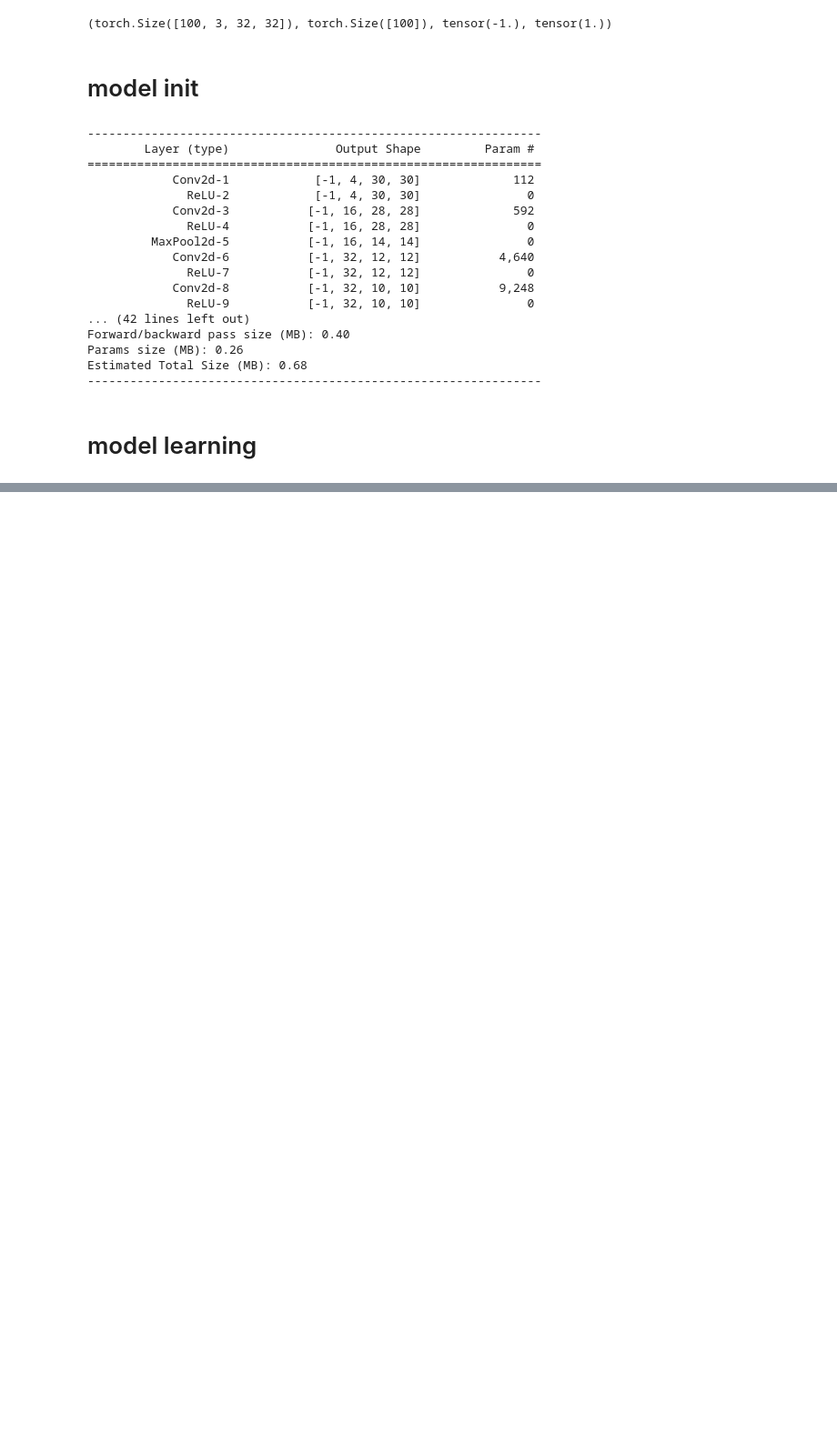
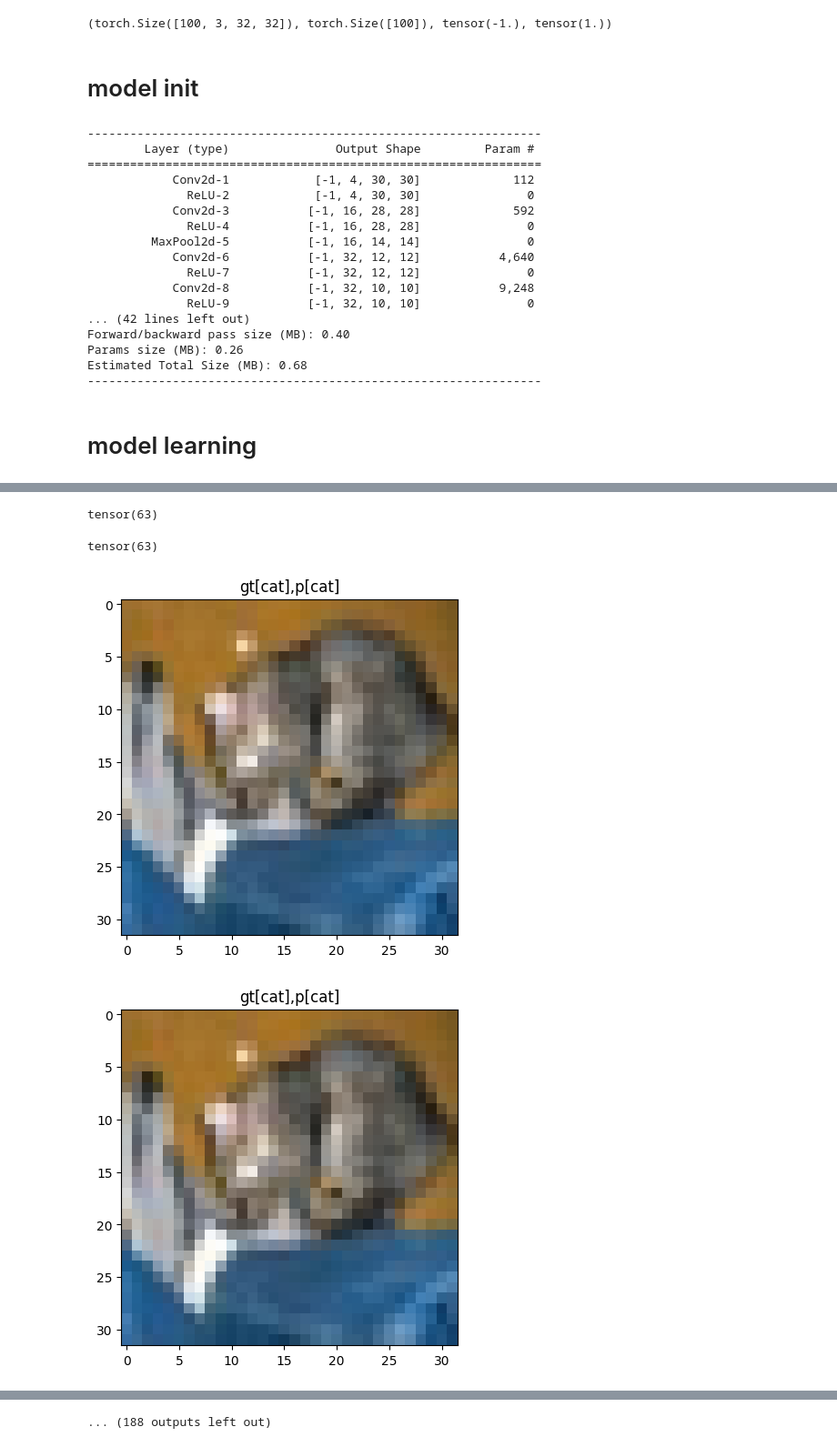
Before and after one commit to apetech-labs/bigdatacamp_image_processing, a Jupyter notebook: ImageProcessing/0901/cifar_with_cnn.ipynb, the cells around one changed output, grey strips where cells are left out. Shown at 91% size. Saved outputs shown, nothing was run; the diff lists cells and outputs as text; code cells hidden in the pictures; blank space fills up the shorter version.

```diff
--- a/ImageProcessing/0901/cifar_with_cnn.ipynb
+++ b/ImageProcessing/0901/cifar_with_cnn.ipynb
@@ -232,0 +238,31 @@ with torch.no_grad():
+# %%
+def display_torch_result(images, labels, predicts):
+
+    for img, lab, pred in zip(images, labels, predicts):
+        img = img.permute(1, 2, 0)
+        img = img * 0.5 + 0.5
+        target = classes[lab.item()]
+        pred_cls = classes[pred.item()]
+
+#         if target != pred_cls:
+        _title = f'gt[{target}],p[{pred_cls}]'
+        plt.title(_title)
+        plt.imshow(img)
+        plt.show()
+# %%
+iter_test = iter(testloader)
+images, labels = next(iter_test)
+# %%
+outputs= model(images)
+# %%
+predicts = torch.argmax(outputs, axis=1)
+# %%
+(labels == predicts).sum()
+# %% [output]
+tensor(63)
+tensor(63)
+# %%
+display_torch_result(images, labels, predicts)
+# %% [output]
+[figure, added]
+[figure, added]
@@ -232,0 +279 @@ with torch.no_grad():
+... (188 outputs left out)
```
Also changed, not shown: parts of 9 cells of this notebook, 1 other file.
